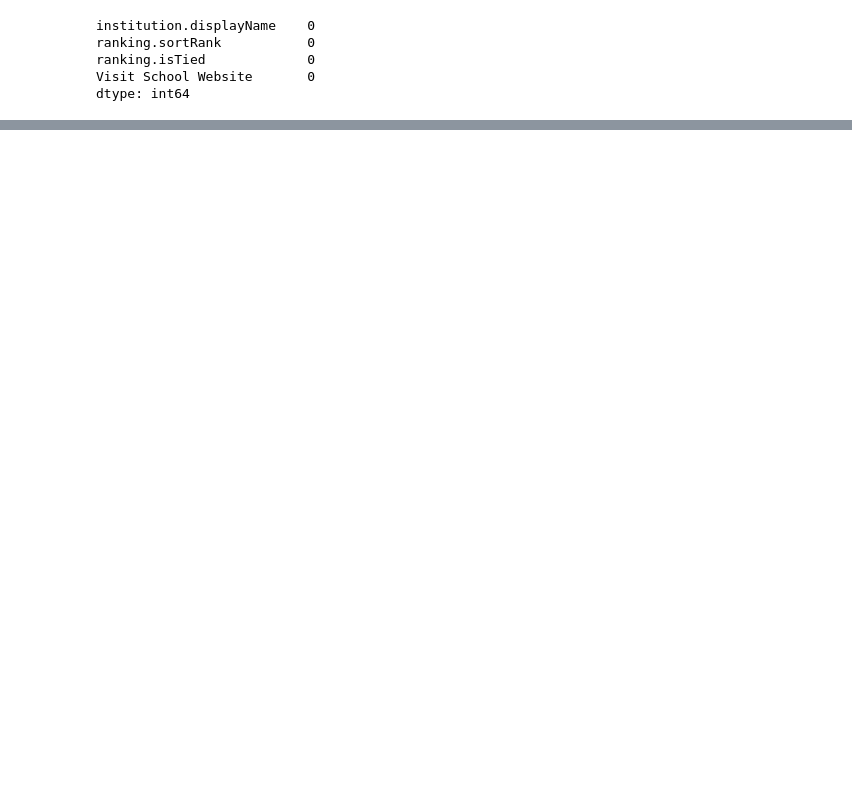
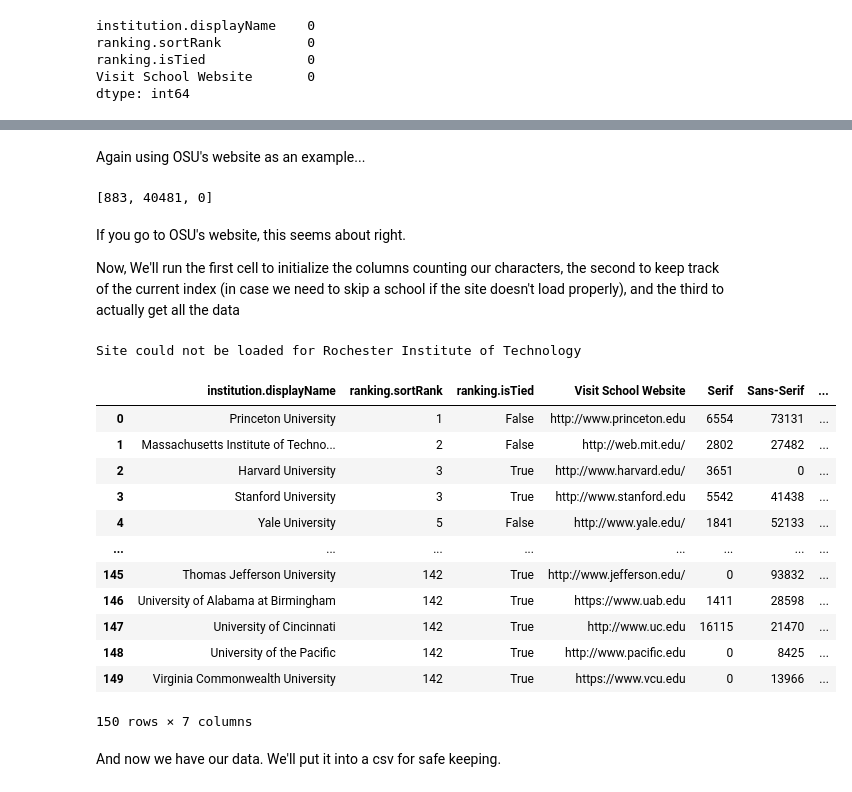
Before and after one commit to tzheng7679/College-Font-Rankings, a Jupyter notebook: notebook.ipynb, the cells around one changed output, grey strips where cells are left out. Cells and saved outputs as stored; diff of their text form; code cells hidden in the pictures; blank space fills up the shorter version.

```diff
--- a/notebook.ipynb
+++ b/notebook.ipynb
@@ -69,0 +156,2 @@ ModuleNotFoundError: No module named 'bs4'
+# %%
+serif_fonts, sans_fonts = get_fonts_lists()
@@ -69,0 +248,69 @@ ModuleNotFoundError: No module named 'bs4'
+# %%
+def get_font_proportion(url):
+    fonts_counts = get_fonts(url)
+
+    counts = [0] * 3
+    for pair in fonts_counts:
+        font = pair[0]
+        count = pair[1]
+
+        counts[match_font_type(font)] += count
+
+    return counts
+# %% [markdown]
+Again using OSU's website as an example...
+# %%
+get_font_proportion("https://www.osu.edu")
+# %% [output]
+[883, 40481, 0]
+# %% [markdown]
+If you go to OSU's website, this seems about right.
+
+Now, We'll run the first cell to initialize the columns counting our characters, the second to keep track of the current index (in case we need to skip a school if the site doesn't load properly), and the third to actually get all the data
+# %%
+data["Serif"] = pd.NA
+data["Sans-Serif"] = pd.NA
+data["Not Avaliable"] = pd.NA
+# %%
+error_index = 0
+# %%
+def format_url(url):
+    return "https://www." + url.replace("https:", "", 1).replace("http:", "", 1).replace("//", "", 1).replace("www1.", "", 1).replace("www2.", "", 1).replace("www.", "", 1)
+
+for i in range(error_index, data.shape[0]):
+    school_info = data.iloc[i]
+
+    url = format_url(school_info["Visit School Website"])
+
+    try:
+        serif, sans, ind = get_font_proportion(url)
+
+        data.loc[i, "Serif"] = serif
+        data.loc[i, "Sans-Serif"] = sans
+        data.loc[i, "Not Avaliable"] = ind
+
+        print(data.loc[i])
+
+    except:
+        print(f"Site could not be loaded for {school_info['institution.displayName']}")
+
+    error_index += 1
+
+data
+# %% [output]
+Site could not be loaded for Rochester Institute of Technology
+|  | institution.displayName | ranking.sortRank | ranking.isTied | Visit School Website | Serif | Sans-Serif | ... |
+| 0 | Princeton University | 1 | False | http://www.princeton.edu | 6554 | 73131 | ... |
+| 1 | Massachusetts Institute of Techno... | 2 | False | http://web.mit.edu/ | 2802 | 27482 | ... |
+| 2 | Harvard University | 3 | True | http://www.harvard.edu/ | 3651 | 0 | ... |
+| 3 | Stanford University | 3 | True | http://www.stanford.edu | 5542 | 41438 | ... |
+| 4 | Yale University | 5 | False | http://www.yale.edu/ | 1841 | 52133 | ... |
+| ... | ... | ... | ... | ... | ... | ... | ... |
+| 145 | Thomas Jefferson University | 142 | True | http://www.jefferson.edu/ | 0 | 93832 | ... |
+| 146 | University of Alabama at Birmingham | 142 | True | https://www.uab.edu | 1411 | 28598 | ... |
+| 147 | University of Cincinnati | 142 | True | http://www.uc.edu | 16115 | 21470 | ... |
+| 148 | University of the Pacific | 142 | True | http://www.pacific.edu | 0 | 8425 | ... |
+| 149 | Virginia Commonwealth University | 142 | True | https://www.vcu.edu | 0 | 13966 | ... |
+150 rows × 7 columns
+# %% [markdown]
+And now we have our data. We'll put it into a csv for safe keeping.
```
Also changed, not shown: parts of 38 cells of this notebook, 4 other files.
